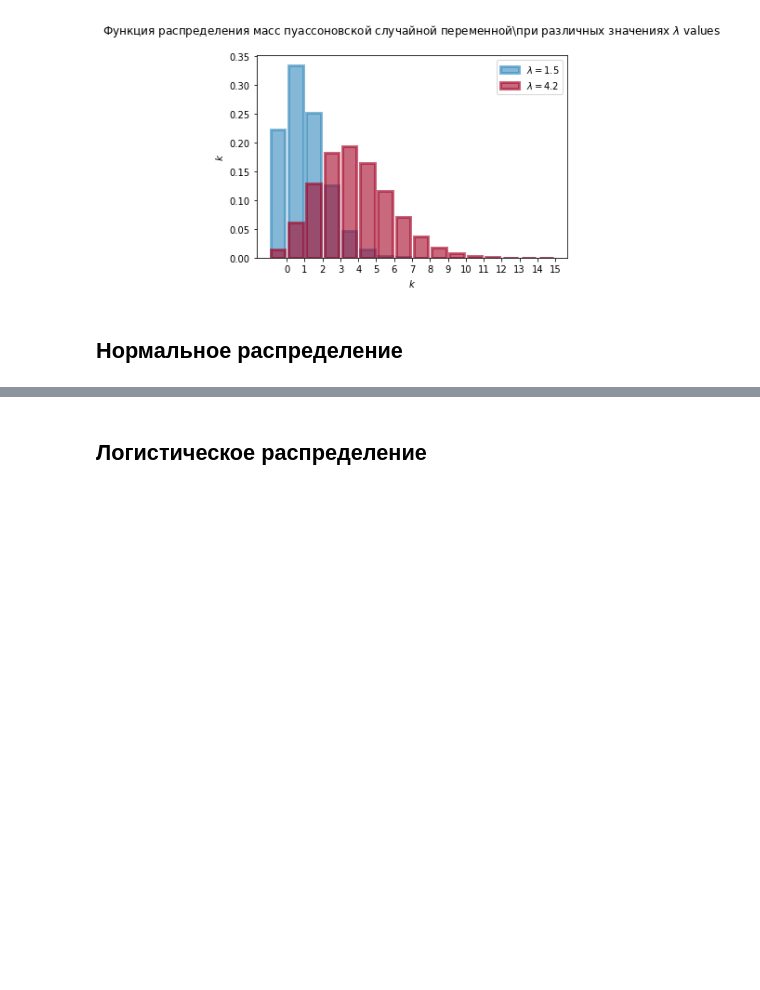
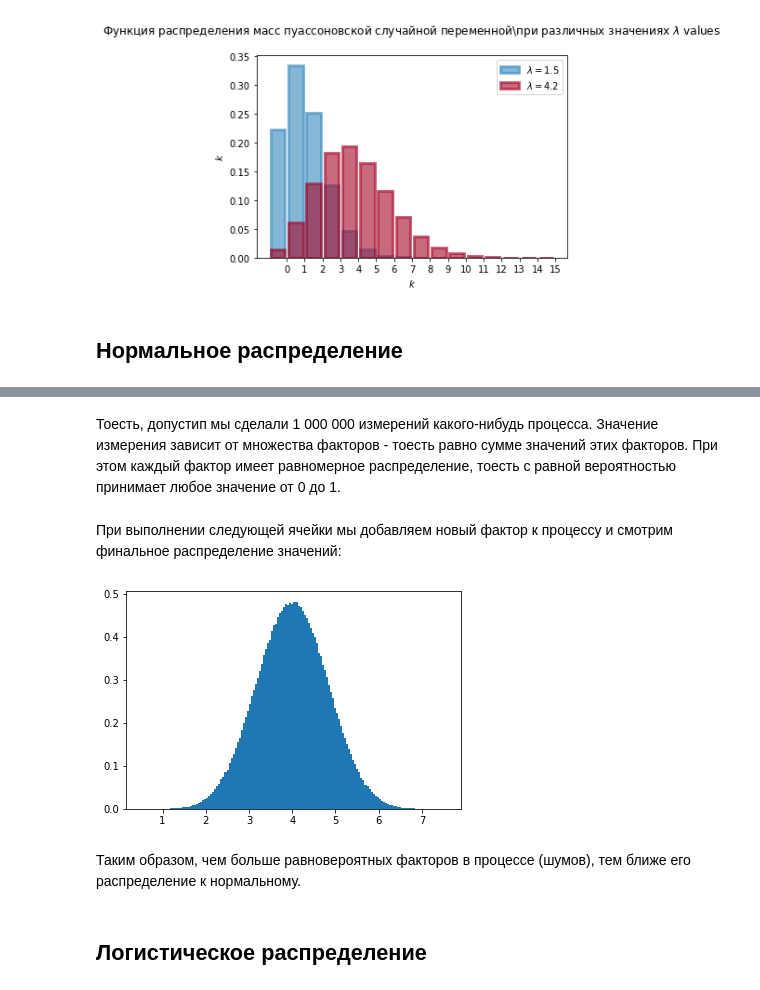
Before and after one commit to Saxsafon/Statistics, a Jupyter notebook: Distributions.ipynb, the cells around one changed output, grey strips where cells are left out. Cells and saved outputs as stored; diff of their text form; code cells hidden in the pictures; blank space fills up the shorter version.

```diff
--- a/Distributions.ipynb
+++ b/Distributions.ipynb
@@ -294,3 +315,23 @@ plt.show()
+# %% [markdown]
+Тоесть, допустип мы сделали 1 000 000 измерений какого-нибудь процесса. Значение измерения зависит от множества факторов - тоесть равно сумме значений этих факторов. При этом каждый фактор имеет равномерное распределение, тоесть с равной вероятностью принимает любое значение от 0 до 1.
+# %%
+n = 10
+d = 1_000_000
+heights = np.array([0.0] * d)
+# %% [markdown]
+При выполнении следующей ячейки мы добавляем новый фактор к процессу и смотрим финальное распределение значений:
+# %%
+heights += np.random.uniform(low=0, high=1, size=(d,))
+
+# Дискретный случай
+# heights += np.random.randint(low=0, high=2, size=(d,))
+
+plt.hist(heights, bins=150, density=True)
+plt.show()
+# %% [output]
+[figure, added]
+# %% [markdown]
+Таким образом, чем больше равновероятных факторов в процессе (шумов), тем ближе его распределение к нормальному.
 # %% [markdown]
 ## Логистическое распределение
 # %%
```
Also changed, not shown: parts of 42 cells of this notebook.
